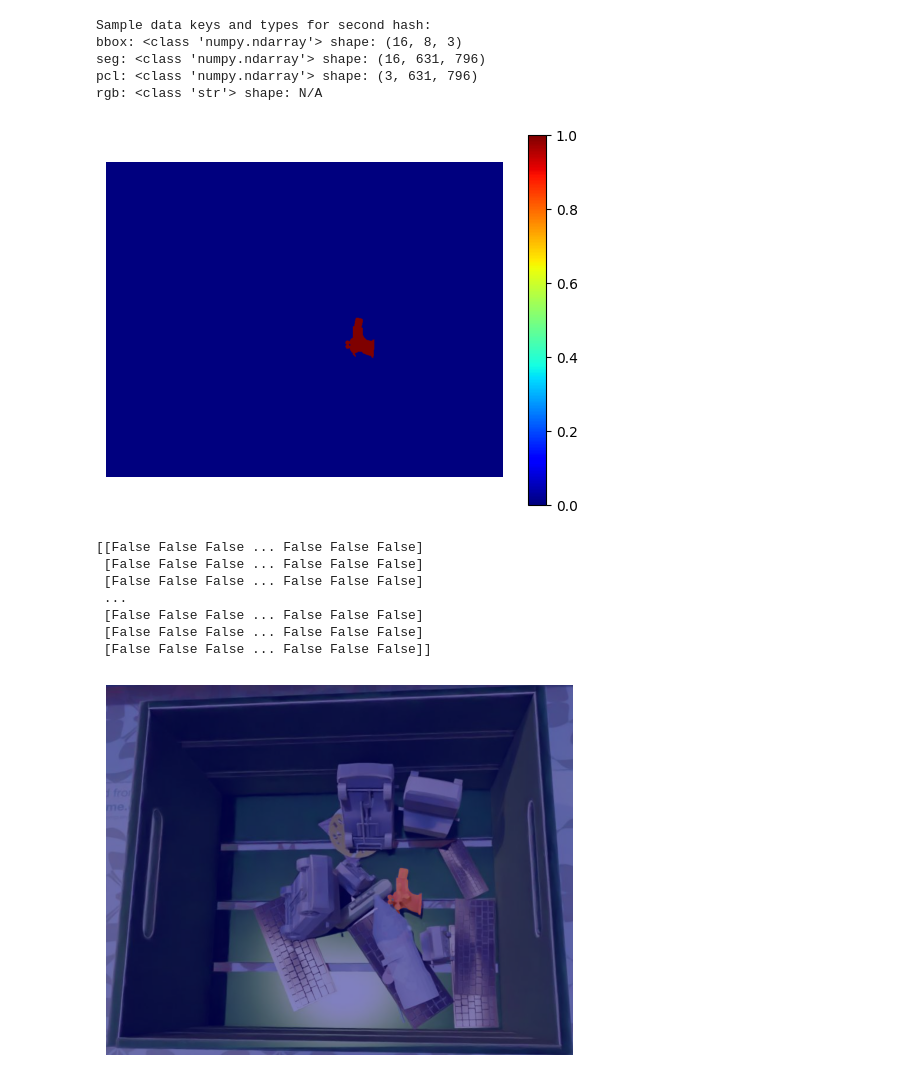
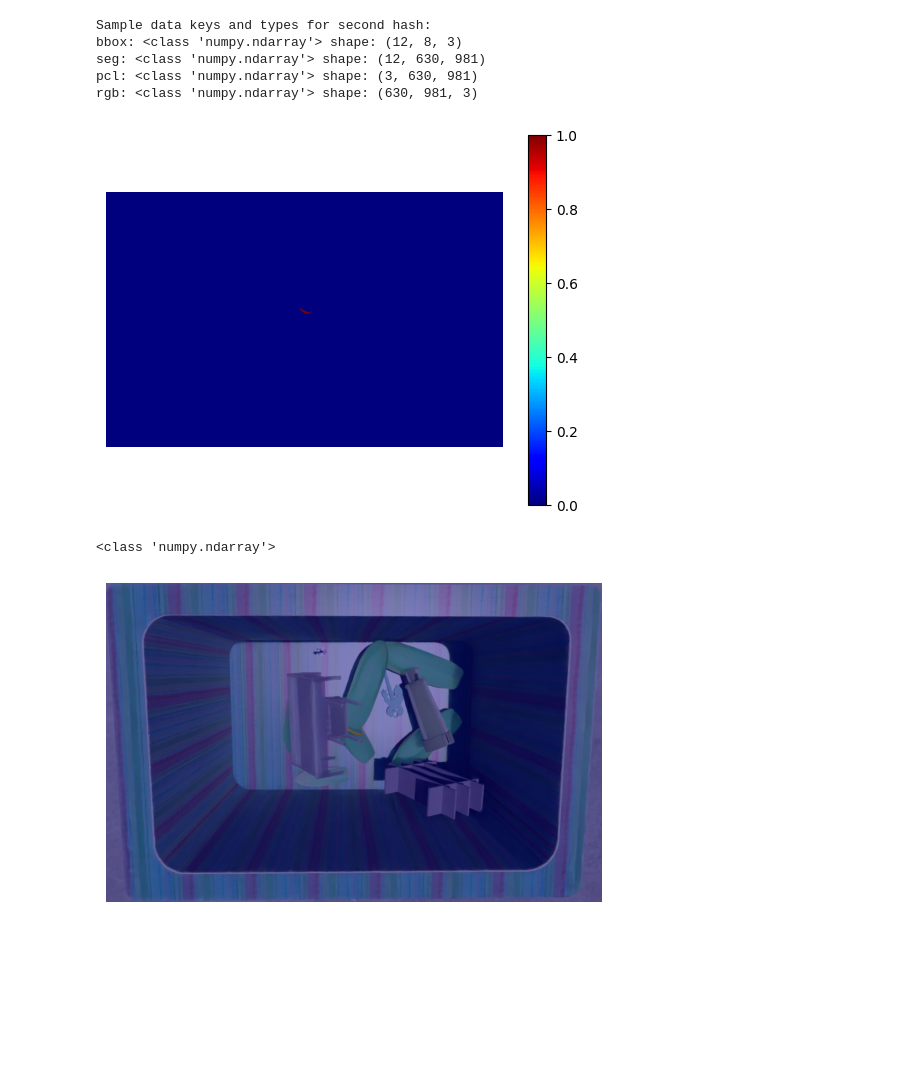
Before and after one commit to robertsenputras/3bbox_det, a Jupyter notebook: notebook/data_analysis.ipynb, the cells around one changed output. Drawn from its saved outputs; the diff is of its cells as text; code cells hidden in the pictures; blank space fills up the shorter version.

```diff
--- a/notebook/data_analysis.ipynb
+++ b/notebook/data_analysis.ipynb
@@ -34,6 +34,7 @@ rgb_file = 'rgb.jpg'
 # Get one hash to test the file structure of all the files
 import numpy as np
 import os
+import matplotlib.pyplot as plt
 
 def get_sample_data(data_path, hash_value):
     """
@@ -47,7 +48,7 @@ def get_sample_data(data_path, hash_value):
         'bbox': np.load(os.path.join(hash_path, bbox_file)),
         'seg': np.load(os.path.join(hash_path, seg_file)),
         'pcl': np.load(os.path.join(hash_path, pcl_file)),
-        'rgb': os.path.join(hash_path, rgb_file)
+        'rgb': plt.imread(os.path.join(hash_path, rgb_file))
     }
     return sample_data
 
@@ -167,10 +155,10 @@ for key, value in sample_data_2.items():
     print(f"{key}: {type(value)}", f"shape: {value.shape if isinstance(value, np.ndarray) else 'N/A'}")
 # %% [output]
 Sample data keys and types for second hash:
-bbox: <class 'numpy.ndarray'> shape: (16, 8, 3)
-seg: <class 'numpy.ndarray'> shape: (16, 631, 796)
-pcl: <class 'numpy.ndarray'> shape: (3, 631, 796)
-rgb: <class 'str'> shape: N/A
+bbox: <class 'numpy.ndarray'> shape: (12, 8, 3)
+seg: <class 'numpy.ndarray'> shape: (12, 630, 981)
+pcl: <class 'numpy.ndarray'> shape: (3, 630, 981)
+rgb: <class 'numpy.ndarray'> shape: (630, 981, 3)
 # %%
 # Data analysis
 # So we have bbox: (16,8,3) => 16 boxes, each with 8 points in 3D space
@@ -191,30 +179,24 @@ def visualize_segmentation_mask(segmentation_mask):
 
 visualize_segmentation_mask(sample_data['seg'][0])  # Visualize the first segmentation mask
 # %% [output]
-[figure, old version]
+[figure, new version]
 # %%
 # Visualize all segmentation masks with rgb overlay
-def visualize_segmentation_with_rgb(rgb_image, segmentation_mask):
+def visualize_segmentation_with_rgb(img, segmentation_mask):
     """
     Visualize the segmentation mask overlaid on the RGB image.
     :param rgb_image: RGB image as a numpy array.
     :param segmentation_mask: Segmentation mask as a numpy array.
     """
-    img = plt.imread(rgb_image)
+    print(type(img))
     plt.imshow(img)
     plt.imshow(segmentation_mask, alpha=0.5, cmap='jet')  # Overlay segmentation mask
     plt.axis('off')
     plt.show()
 
 visualize_segmentation_with_rgb(sample_data['rgb'], sample_data['seg'][0])  # Visualize the first segmentation mask overlaid on the RGB image
 # %% [output]
-[[False False False ... False False False]
- [False False False ... False False False]
- [False False False ... False False False]
- ...
- [False False False ... False False False]
- [False False False ... False False False]
- [False False False ... False False False]]
+<class 'numpy.ndarray'>
-[figure, old version]
+[figure, new version]
 # %%
 # Visualize all segmentation masks with rgb overlay
```
Also changed, not shown: parts of 13 cells of this notebook.
